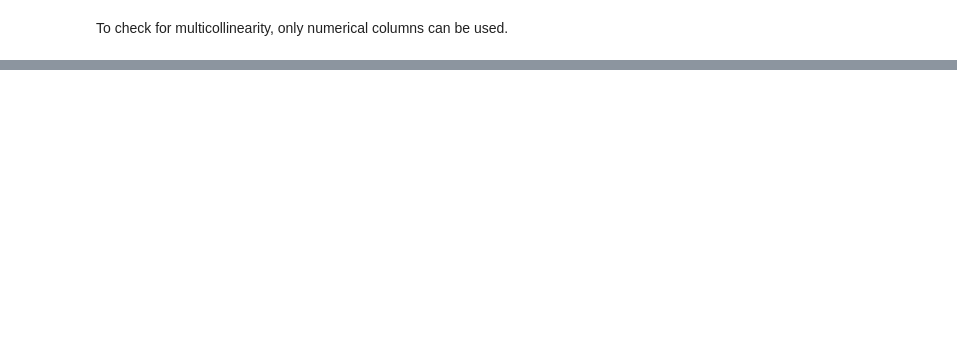
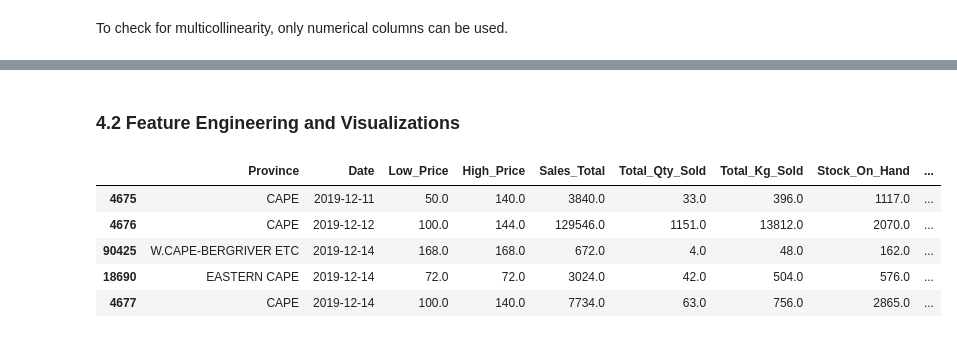
Before and after one commit to scmosoeu/fresh_produce, a Jupyter notebook: Modelling/general_forecasting.ipynb, the cells around one changed output, grey strips where cells are left out. Drawn from its saved outputs; the diff is of its cells as text; code cells hidden in the pictures; blank space fills up the shorter version.

Commit message:
added feature engineering

```diff
--- a/Modelling/general_forecasting.ipynb
+++ b/Modelling/general_forecasting.ipynb
@@ -641,0 +698,2 @@ Excluding the average prices per kg, there's high correlation between **Sales_To
+# %% [markdown]
+### <a id='feature-engineering'>4.2 Feature Engineering and Visualizations</a>
@@ -641,0 +702,50 @@ Excluding the average prices per kg, there's high correlation between **Sales_To
+# %%
+apples['month'] = apples['Date'].apply(lambda x: x.month_name())
+# %%
+def season(month):
+    """
+    Returns the season of which the month falls in
+
+    Parameters
+    -----------
+    month: str
+        The month of the year as a full month name
+
+    Returns
+    --------
+    str:
+        The season of the year
+
+    Examples
+    ---------
+    >>> season('October')
+    'spring'
+    """
+
+    # Seasons
+    summer = ['December', 'January', 'February']
+    autumn = ['March', 'April', 'May']
+    winter = ['June', 'July', 'August']
+    spring = ['September', 'October', 'November']
+
+    if month in summer:
+        return 'summer'
+    elif month in autumn:
+        return 'autumn'
+    elif month in winter:
+        return 'winter'
+    else:
+        return 'spring'
+# %%
+apples['season'] = apples['month'].apply(season)
+# %%
+apples.sort_values('Date', inplace=True)
+# %%
+apples.head()
+# %% [output]
+|  | Province | Date | Low_Price | High_Price | Sales_Total | Total_Qty_Sold | Total_Kg_Sold | Stock_On_Hand | ... |
+| 4675 | CAPE | 2019-12-11 | 50.0 | 140.0 | 3840.0 | 33.0 | 396.0 | 1117.0 | ... |
+| 4676 | CAPE | 2019-12-12 | 100.0 | 144.0 | 129546.0 | 1151.0 | 13812.0 | 2070.0 | ... |
+| 90425 | W.CAPE-BERGRIVER ETC | 2019-12-14 | 168.0 | 168.0 | 672.0 | 4.0 | 48.0 | 162.0 | ... |
+| 18690 | EASTERN CAPE | 2019-12-14 | 72.0 | 72.0 | 3024.0 | 42.0 | 504.0 | 576.0 | ... |
+| 4677 | CAPE | 2019-12-14 | 100.0 | 140.0 | 7734.0 | 63.0 | 756.0 | 2865.0 | ... |
```
Also changed, not shown: parts of 19 cells of this notebook.
